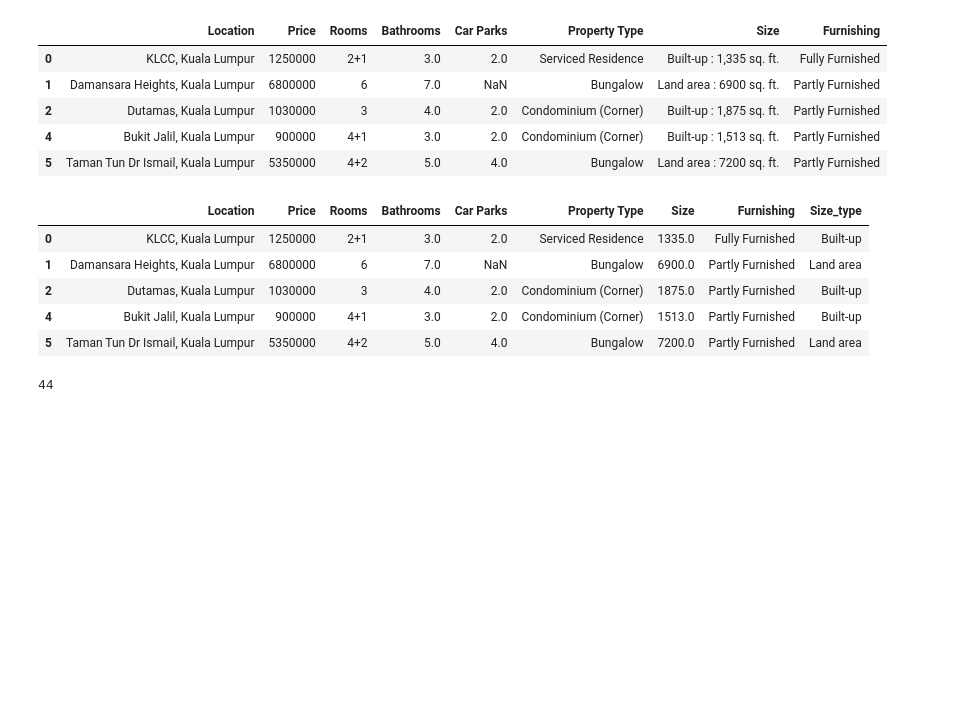
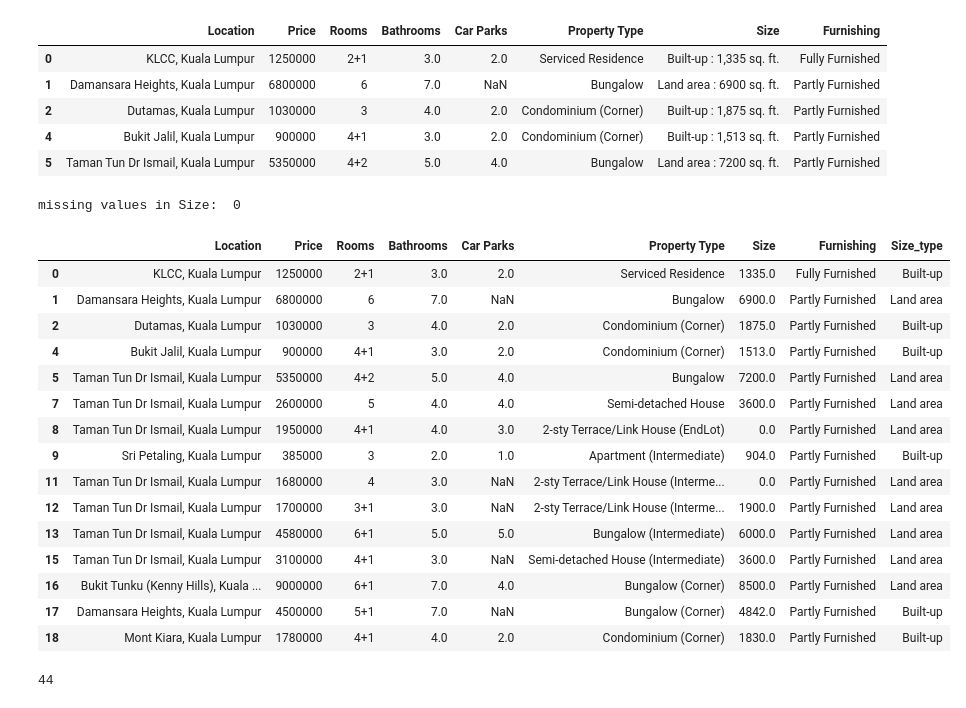
Before and after one commit to PacktPublishing/Deep-Learning-with-fastai-Cookbook, a Jupyter notebook: ch3/training_model_standalone_tabular_dataset.ipynb, the cells around one changed output. Drawn from its saved outputs; the diff is of its cells as text; code cells hidden in the pictures; blank space fills up the shorter version.

```diff
--- a/ch3/training_model_standalone_tabular_dataset.ipynb
+++ b/ch3/training_model_standalone_tabular_dataset.ipynb
@@ -74,14 +76,33 @@ df_train.head()
 # split the Size column into two columns and make the remaining Size column numeric
 df_train[['Size_type','Size']] = df_train['Size'].str.split(':',expand=True)
 df_train['Size'] = pd.to_numeric(df_train['Size'].str.replace(',','').str.replace(' sq. ft.',''), errors='coerce')
-df_train.head()
+# replace missing values in the Size column
+df_train['Size'] = df_train['Size'].fillna(0)
+print("missing values in Size: ", len(df_train) - df_train['Size'].count())
+# apply arithmetic
+df_train['Size'] = df_train['Size'].apply(lambda x: eval(str(x)))
+#df_train.head()
 # %% [output]
-|  | Location | Price | Rooms | Bathrooms | Car Parks | Property Type | Size | Furnishing | Size_type |
-| 0 | KLCC, Kuala Lumpur | 1250000 | 2+1 | 3.0 | 2.0 | Serviced Residence | 1335.0 | Fully Furnished | Built-up |
-| 1 | Damansara Heights, Kuala Lumpur | 6800000 | 6 | 7.0 | NaN | Bungalow | 6900.0 | Partly Furnished | Land area |
-| 2 | Dutamas, Kuala Lumpur | 1030000 | 3 | 4.0 | 2.0 | Condominium (Corner) | 1875.0 | Partly Furnished | Built-up |
-| 4 | Bukit Jalil, Kuala Lumpur | 900000 | 4+1 | 3.0 | 2.0 | Condominium (Corner) | 1513.0 | Partly Furnished | Built-up |
-| 5 | Taman Tun Dr Ismail, Kuala Lumpur | 5350000 | 4+2 | 5.0 | 4.0 | Bungalow | 7200.0 | Partly Furnished | Land area |
+missing values in Size:  0
+# %%
+df_train.head(15)
+# %% [output]
+|  | Location | Price | Rooms | Bathrooms | Car Parks | Property Type | Size | Furnishing | Size_type |
+| 0 | KLCC, Kuala Lumpur | 1250000 | 2+1 | 3.0 | 2.0 | Serviced Residence | 1335.0 | Fully Furnished | Built-up |
+| 1 | Damansara Heights, Kuala Lumpur | 6800000 | 6 | 7.0 | NaN | Bungalow | 6900.0 | Partly Furnished | Land area |
+| 2 | Dutamas, Kuala Lumpur | 1030000 | 3 | 4.0 | 2.0 | Condominium (Corner) | 1875.0 | Partly Furnished | Built-up |
+| 4 | Bukit Jalil, Kuala Lumpur | 900000 | 4+1 | 3.0 | 2.0 | Condominium (Corner) | 1513.0 | Partly Furnished | Built-up |
+| 5 | Taman Tun Dr Ismail, Kuala Lumpur | 5350000 | 4+2 | 5.0 | 4.0 | Bungalow | 7200.0 | Partly Furnished | Land area |
+| 7 | Taman Tun Dr Ismail, Kuala Lumpur | 2600000 | 5 | 4.0 | 4.0 | Semi-detached House | 3600.0 | Partly Furnished | Land area |
+| 8 | Taman Tun Dr Ismail, Kuala Lumpur | 1950000 | 4+1 | 4.0 | 3.0 | 2-sty Terrace/Link House (EndLot) | 0.0 | Partly Furnished | Land area |
+| 9 | Sri Petaling, Kuala Lumpur | 385000 | 3 | 2.0 | 1.0 | Apartment (Intermediate) | 904.0 | Partly Furnished | Built-up |
+| 11 | Taman Tun Dr Ismail, Kuala Lumpur | 1680000 | 4 | 3.0 | NaN | 2-sty Terrace/Link House (Interme... | 0.0 | Partly Furnished | Land area |
+| 12 | Taman Tun Dr Ismail, Kuala Lumpur | 1700000 | 3+1 | 3.0 | NaN | 2-sty Terrace/Link House (Interme... | 1900.0 | Partly Furnished | Land area |
+| 13 | Taman Tun Dr Ismail, Kuala Lumpur | 4580000 | 6+1 | 5.0 | 5.0 | Bungalow (Intermediate) | 6000.0 | Partly Furnished | Land area |
+| 15 | Taman Tun Dr Ismail, Kuala Lumpur | 3100000 | 4+1 | 3.0 | NaN | Semi-detached House (Intermediate) | 3600.0 | Partly Furnished | Land area |
+| 16 | Bukit Tunku (Kenny Hills), Kuala ... | 9000000 | 6+1 | 7.0 | 4.0 | Bungalow (Corner) | 8500.0 | Partly Furnished | Land area |
+| 17 | Damansara Heights, Kuala Lumpur | 4500000 | 5+1 | 7.0 | NaN | Bungalow (Corner) | 4842.0 | Partly Furnished | Built-up |
+| 18 | Mont Kiara, Kuala Lumpur | 1780000 | 4+1 | 4.0 | 2.0 | Condominium (Corner) | 1830.0 | Partly Furnished | Built-up |
 # %%
 def calc_column(input_string):
     return eval(input_string)
```
Also changed, not shown: parts of 2 cells of this notebook.
